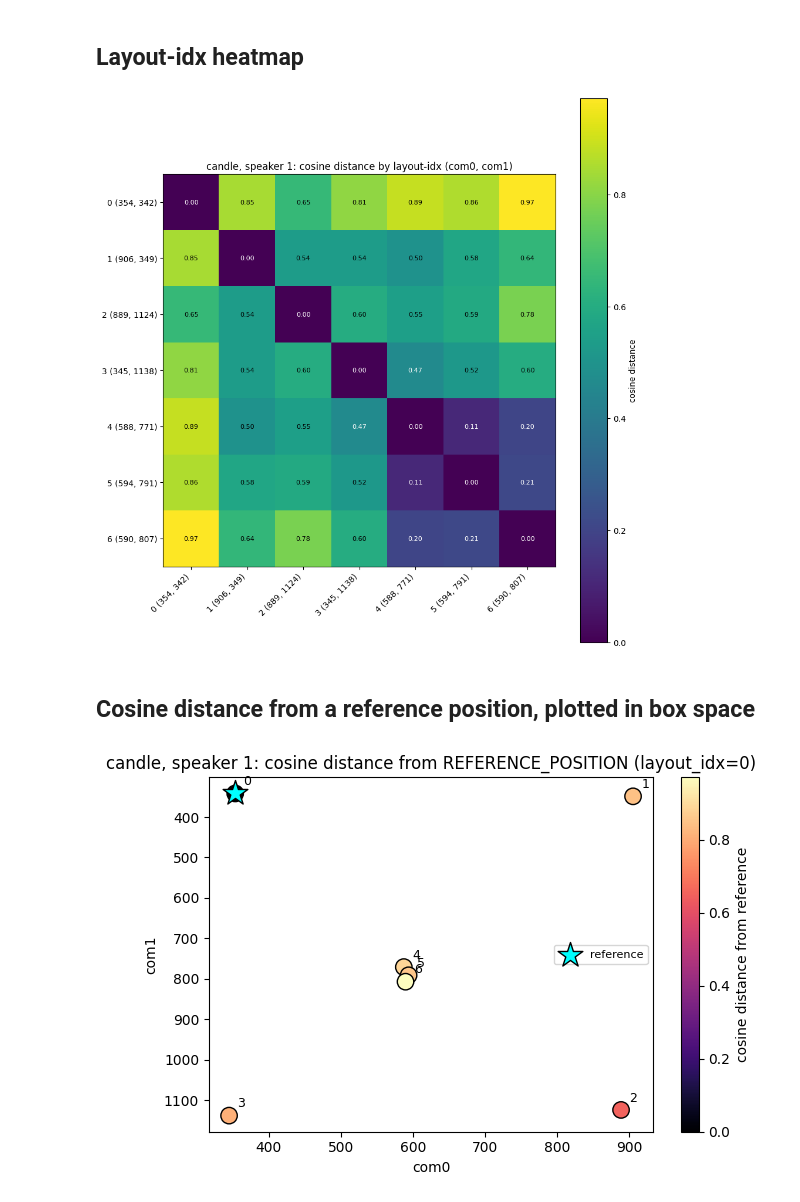
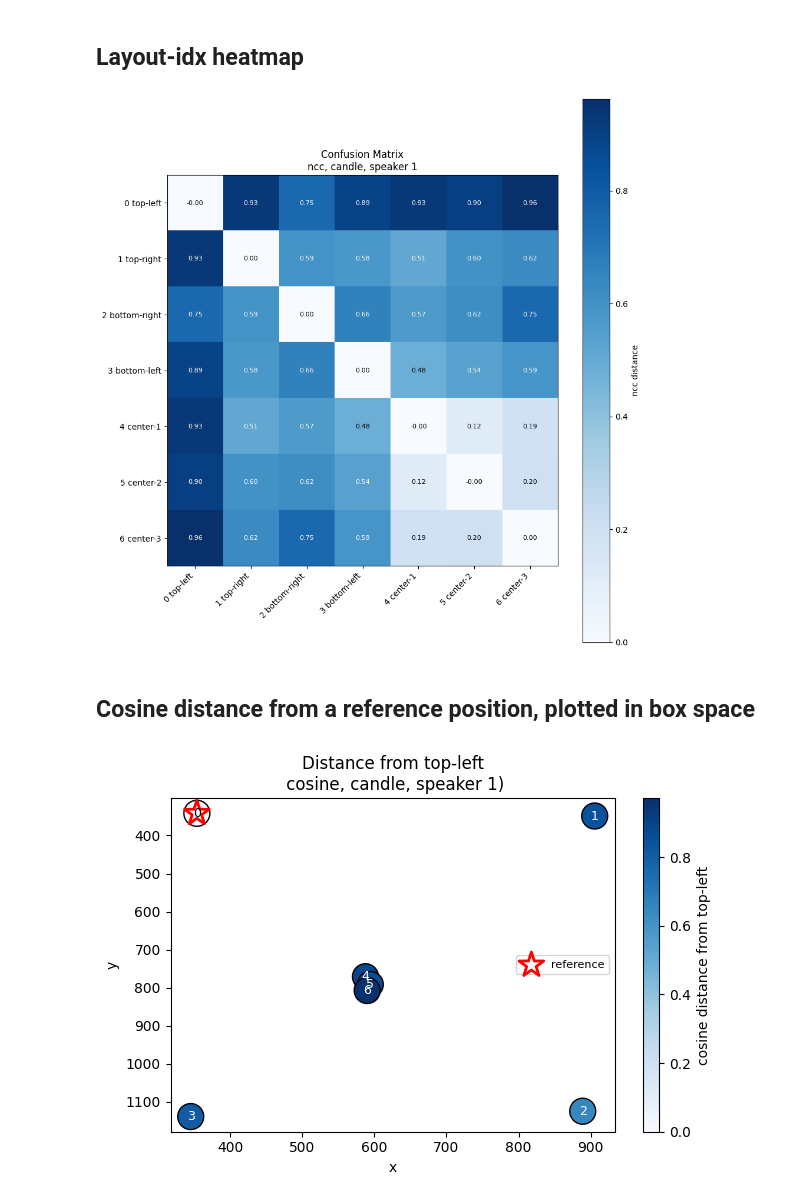
Before and after one commit to eitanturok/good-vibrations, a Jupyter notebook: notebooks/89_gastronorm_many_objects_position_filter.ipynb, the cells around one changed output. Saved outputs shown, nothing was run; the diff lists cells and outputs as text; code cells hidden in the pictures.

```diff
--- a/notebooks/89_gastronorm_many_objects_position_filter.ipynb
+++ b/notebooks/89_gastronorm_many_objects_position_filter.ipynb
@@ -286 +286,3 @@ plt.show()
+# %%
+DISTANCE_METRIC = "ncc"
 # %%
@@ -319,3 +337,10 @@ cosine distance matrix: (7, 7)
+# %%
+def text_color_for_value(v, vmin, vmax, cmap):
+    """Pick white/black text color for legibility against cmap(v)."""
+    norm = plt.Normalize(vmin, vmax)
+    r, g, b, _ = plt.get_cmap(cmap)(norm(v))
+    luminance = 0.299 * r + 0.587 * g + 0.114 * b
+    return "white" if luminance < 0.5 else "black"
 # %%
 com_xy = df_object[["com0", "com1"]].to_numpy()
 box_dist = squareform(pdist(com_xy, metric="euclidean"))
@@ -333,42 +365,46 @@ plt.show()
 # %% [markdown]
 ## Layout-idx heatmap
 # %%
-labels = [f"{i} ({r.com0:.0f}, {r.com1:.0f})" for i, r in zip(df_object["layout_idx"], df_object.itertuples())]
+idx_to_position_name = {idx: name for name, idx in POSITION_NAME_TO_IDX.items()}
+labels = [f"{r.layout_idx} {idx_to_position_name[i]}" for i, r in df_object.iterrows()]
 
 fig, ax = plt.subplots(figsize=(1.1 * len(df_object) + 2, 1.1 * len(df_object) + 2))
-im = ax.imshow(COS_DIST, cmap="viridis")
+im = ax.imshow(DIST_MATRIX, cmap="Blues")
 ax.set_xticks(range(len(labels)))
 ax.set_xticklabels(labels, rotation=45, ha="right")
 ax.set_yticks(range(len(labels)))
 ax.set_yticklabels(labels)
 for i in range(len(labels)):
     for j in range(len(labels)):
-        v = COS_DIST[i, j]
-        color = "white" if v < COS_DIST.max() / 2 else "black"
+        v = DIST_MATRIX[i, j]
+        color = "black" if v < DIST_MATRIX.max() / 2 else "white"
         ax.text(j, i, f"{v:.2f}", ha="center", va="center", color=color, fontsize=8)
-ax.set_title(f"{OBJECT}, speaker {SPEAKER}: {DIST_METRIC} distance by layout-idx (com0, com1)")
-fig.colorbar(im, ax=ax, label=f"{DIST_METRIC} distance")
+ax.set_title(f"Confusion Matrix\n{DISTANCE_METRIC}, {OBJECT}, speaker {SPEAKER}")
+fig.colorbar(im, ax=ax, label=f"{DISTANCE_METRIC} distance")
 plt.tight_layout()
 plt.show()
 # %% [output]
-[figure, old version]
+[figure, new version]
 # %% [markdown]
 ## Cosine distance from a reference position, plotted in box space
 # %%
-dist_from_ref = dist_to_ref(RESID, RESID[ref_i], metric=DIST_METRIC)
+idx_to_position_name = {idx: name for name, idx in POSITION_NAME_TO_IDX.items()}
+dist_from_ref = dist_to_ref(RESID, RESID[ref_i], metric=DISTANCE_METRIC)
+vmin, vmax = 0, dist_from_ref.max()
 
 fig, ax = plt.subplots(figsize=(6.5, 4.5))
-sc = ax.scatter(df_object["com0"], df_object["com1"], c=dist_from_ref, cmap="magma", s=140, edgecolors="black")
-ax.scatter(ref_row.com0, ref_row.com1, marker="*", s=350, color="cyan", edgecolors="black", linewidths=1, zorder=3, label="reference")
-for i, r in df_object.iterrows():
-    ax.annotate(str(r.layout_idx), (r.com0, r.com1), textcoords="offset points", xytext=(6, 6), fontsize=9)
+sc = ax.scatter(df_object["com0"], df_object["com1"], c=dist_from_ref, cmap="Blues", vmin=vmin, vmax=vmax, s=350, edgecolors="black")
+ax.scatter(ref_row.com0, ref_row.com1, marker="*", s=350, facecolors="none", edgecolors="red", linewidths=2, zorder=3, label="reference")
+for i, r, v in zip(df_object.index, df_object.itertuples(), dist_from_ref):
+    color = text_color_for_value(v, vmin, vmax, "Blues")
+    ax.annotate(str(r.layout_idx), (r.com0, r.com1), ha="center", va="center", fontsize=9, color=color)
 ax.invert_yaxis()
-ax.set_xlabel("com0")
-ax.set_ylabel("com1")
-ax.set_title(f"{OBJECT}, speaker {SPEAKER}: {DIST_METRIC} distance from REFERENCE_POSITION (layout_idx={ref_row.layout_idx})")
+ax.set_xlabel("x")
+ax.set_ylabel("y")
+ax.set_title(f"Distance from {REFERENCE_POSITION}\n {DISTANCE_METRIC}, {OBJECT}, speaker {SPEAKER})")
 ax.legend(fontsize=8)
-fig.colorbar(sc, ax=ax, label=f"{DIST_METRIC} distance from reference")
+fig.colorbar(sc, ax=ax, label=f"{DISTANCE_METRIC} distance from {REFERENCE_POSITION}")
 plt.tight_layout()
 plt.show()
 # %% [output]
-[figure, old version]
+[figure, new version]
```
Also changed, not shown: parts of 7 cells of this notebook.
